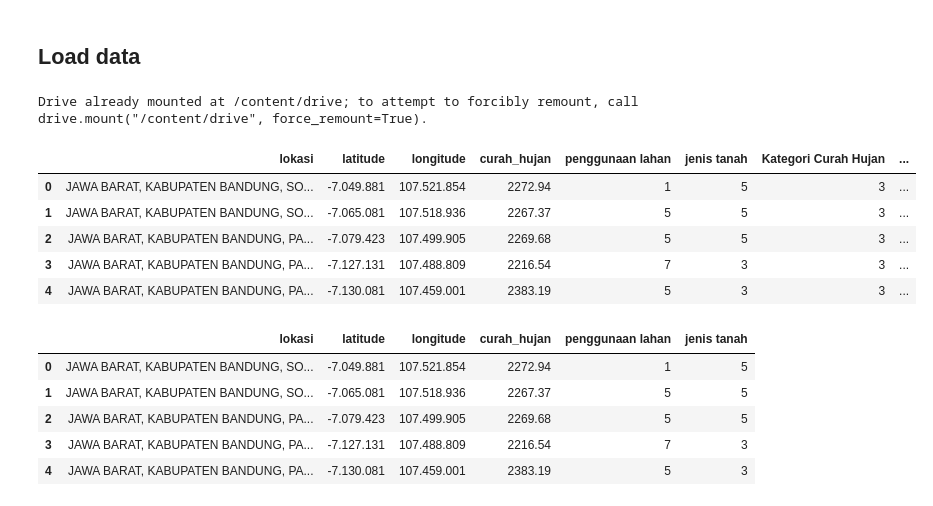
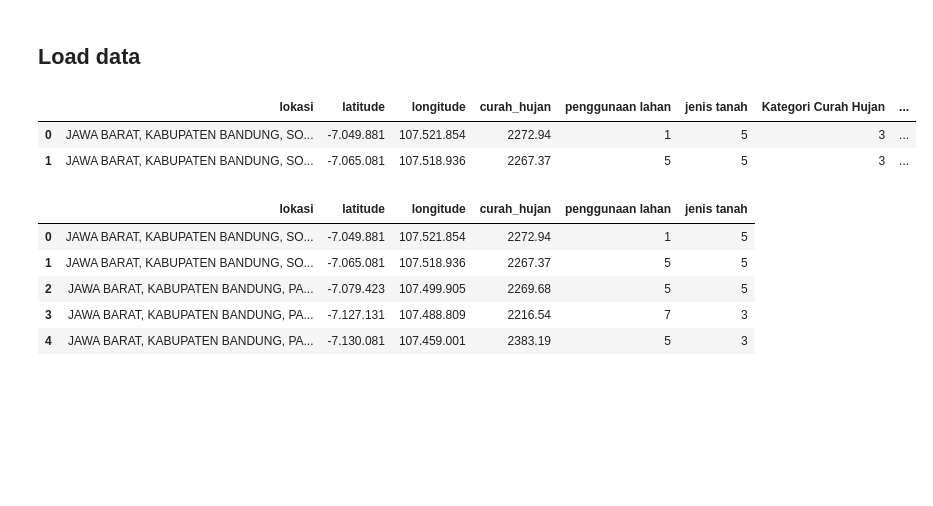
Before and after one commit to aryanriyanto/RandomForest_Prediksi_Banjir_Di_Kabupaten_Bandung, a Jupyter notebook: Prediksi_Banjir_Menggunakan_Random_Forest.ipynb, the cells around one changed output. Saved outputs shown, nothing was run; the diff lists cells and outputs as text; code cells hidden in the pictures; blank space fills up the shorter version.

```diff
--- a/Prediksi_Banjir_Menggunakan_Random_Forest.ipynb
+++ b/Prediksi_Banjir_Menggunakan_Random_Forest.ipynb
@@ -25,18 +25,13 @@ Requirement already satisfied: exceptiongroup in /usr/local/lib/python3.10/dist-
 # %% [markdown]
 ## Load data
 # %%
-from google.colab import drive
-drive.mount('/content/drive')
+# from google.colab import drive
+# drive.mount('/content/drive')
-# %% [output]
-Drive already mounted at /content/drive; to attempt to forcibly remount, call drive.mount("/content/drive", force_remount=True).
 # %%
 import pandas as pd
 df= pd.read_csv("/content/Dataset_Banjir_Lengkap_Final.csv")
-df.head()
+df.head(2)
 # %% [output]
 |  | lokasi | latitude | longitude | curah_hujan | penggunaan lahan | jenis tanah | Kategori Curah Hujan | ... |
 | 0 | JAWA BARAT, KABUPATEN BANDUNG, SO... | -7.049.881 | 107.521.854 | 2272.94 | 1 | 5 | 3 | ... |
 | 1 | JAWA BARAT, KABUPATEN BANDUNG, SO... | -7.065.081 | 107.518.936 | 2267.37 | 5 | 5 | 3 | ... |
-| 2 | JAWA BARAT, KABUPATEN BANDUNG, PA... | -7.079.423 | 107.499.905 | 2269.68 | 5 | 5 | 3 | ... |
-| 3 | JAWA BARAT, KABUPATEN BANDUNG, PA... | -7.127.131 | 107.488.809 | 2216.54 | 7 | 3 | 3 | ... |
-| 4 | JAWA BARAT, KABUPATEN BANDUNG, PA... | -7.130.081 | 107.459.001 | 2383.19 | 5 | 3 | 3 | ... |
```
Also changed, not shown: parts of 44 cells of this notebook.
